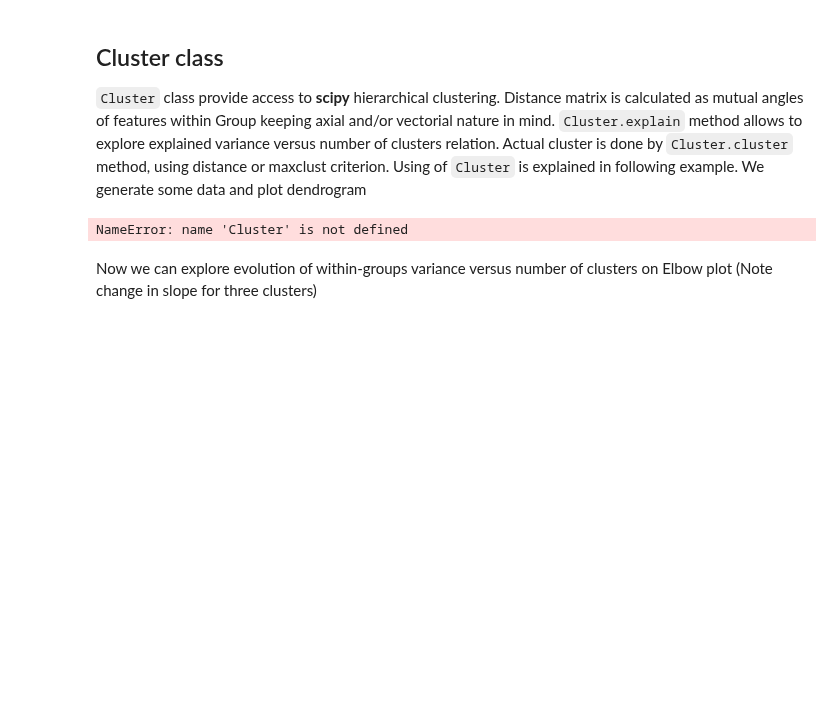
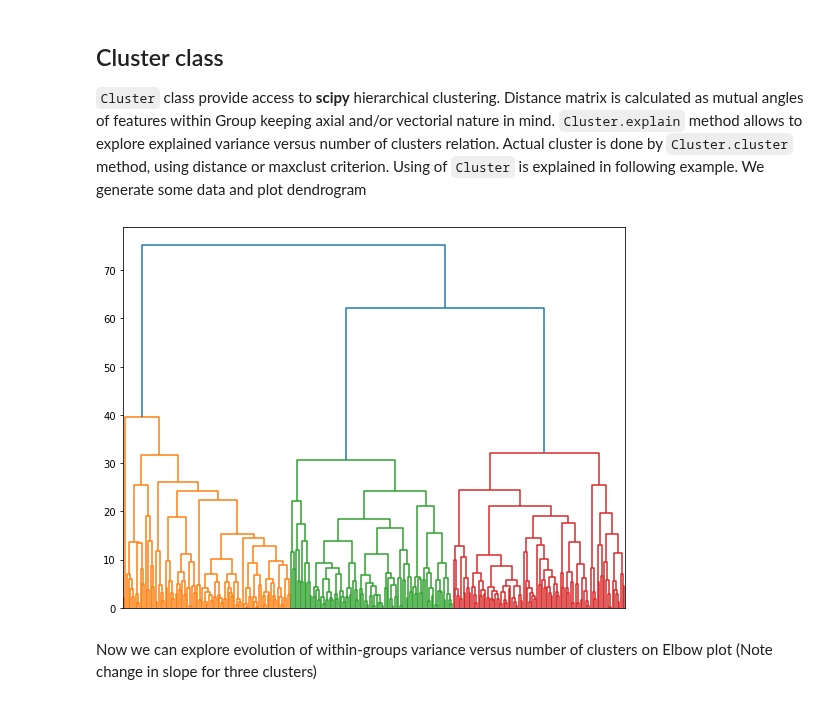
Before and after one commit to ondrolexa/apsg, a Jupyter notebook: examples/05_apsg_various.ipynb, the cells around one changed output. Drawn from its saved outputs; the diff is of its cells as text; code cells hidden in the pictures; blank space fills up the shorter version.

Commit message:
clustering implemented

```diff
--- a/examples/05_apsg_various.ipynb
+++ b/examples/05_apsg_various.ipynb
@@ -92,12 +92,12 @@ s.show()
 # %%
 g1 = linset.random_fisher(position=lin(45,30))
 g2 = linset.random_fisher(position=lin(320,56))
 g3 = linset.random_fisher(position=lin(150,40))
 g = g1 + g2 + g3
-cl = Cluster(g)
+cl = cluster(g)
 cl.dendrogram(no_labels=True)
 # %% [output]
-NameError: name 'Cluster' is not defined
+[figure, added]
 # %% [markdown]
 Now we can explore evolution of within-groups variance versus number of clusters on Elbow plot (Note change in slope for three clusters)
 # %%
```
Also changed, not shown: parts of 4 cells of this notebook, 3 other files.
